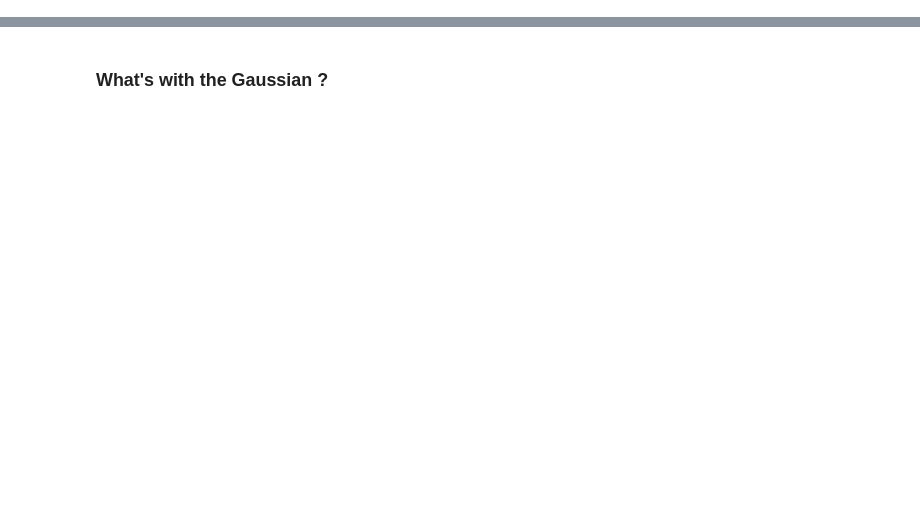
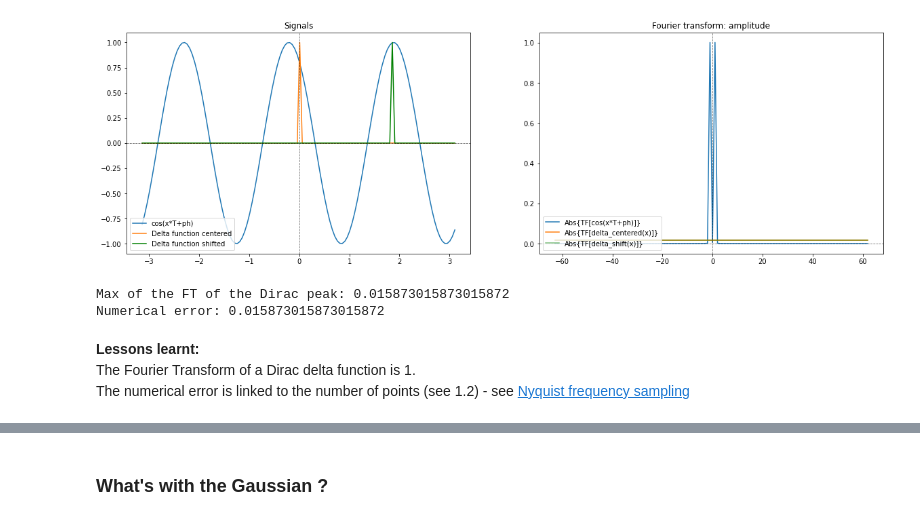
Before and after one commit to FaustineAstro/FourierTutorial, a Jupyter notebook: 1-Fourier_transform_basis_1D.ipynb, the cells around one changed output, grey strips where cells are left out. Saved outputs shown, nothing was run; the diff lists cells and outputs as text; code cells hidden in the pictures; blank space fills up the shorter version.

```diff
--- a/1-Fourier_transform_basis_1D.ipynb
+++ b/1-Fourier_transform_basis_1D.ipynb
@@ -348,0 +355,37 @@ plt.show()
+# %%
+plt.figure(figsize=(10*2, 3*2), constrained_layout=False)
+
+# Plot signals
+plt.subplot(121)
+plt.plot(x, cosP, label="cos(x*T+ph)")
+plt.plot(x, delta, label="Delta function centered")
+plt.plot(x, delta_shift, color='g', label="Delta function shifted")
+plt.title('Signals')
+plt.legend(loc='lower left')
+plt.axhline(y=0, color='k', ls = '--', lw=0.8, alpha=0.6)
+plt.axvline(x=0, color='k', ls = '--', lw=0.8, alpha=0.6)
+
+# Plot Amplitude of the TF(signals)
+plt.subplot(122)
+plt.plot(x_f,np.abs(TF_cosT)/(np.shape(x)[0]/2), label="Abs{TF[cos(x*T+ph)]}")
+plt.plot(x_f,np.abs(TF_delta)/(np.shape(x)[0]/2), label="Abs{TF[delta_centered(x)]}")
+plt.plot(x_f,np.abs(TF_delta_shift)/(np.shape(x)[0]/2), label="Abs{TF[delta_shift(x)]}",color='g', alpha = 0.5)
+plt.title('Fourier transform: amplitude')
+plt.legend(loc='lower left')
+plt.axhline(y=0, color='k', ls = '--', lw=0.8, alpha=0.6)
+plt.axvline(x=0, color='k', ls = '--', lw=0.8, alpha=0.6)
+
+plt.show()
+# %% [output]
+[figure, added]
+# %%
+#Numerical errors:
+print('Max of the FT of the Dirac peak:',np.max(np.abs(TF_delta)/(np.shape(x)[0]/2)))
+print('Numerical error:', 1/np.shape(x)[0]*2.)
+# %% [output]
+Max of the FT of the Dirac peak: 0.015873015873015872
+Numerical error: 0.015873015873015872
+# %% [markdown]
+**Lessons learnt:**<br>
+The Fourier Transform of a Dirac delta function is 1.<br>
+The numerical error is linked to the number of points (see 1.2) - see [Nyquist frequency sampling](https://en.wikipedia.org/wiki/Nyquist%E2%80%93Shannon_sampling_theorem)
```
Also changed, not shown: parts of 72 cells of this notebook.
